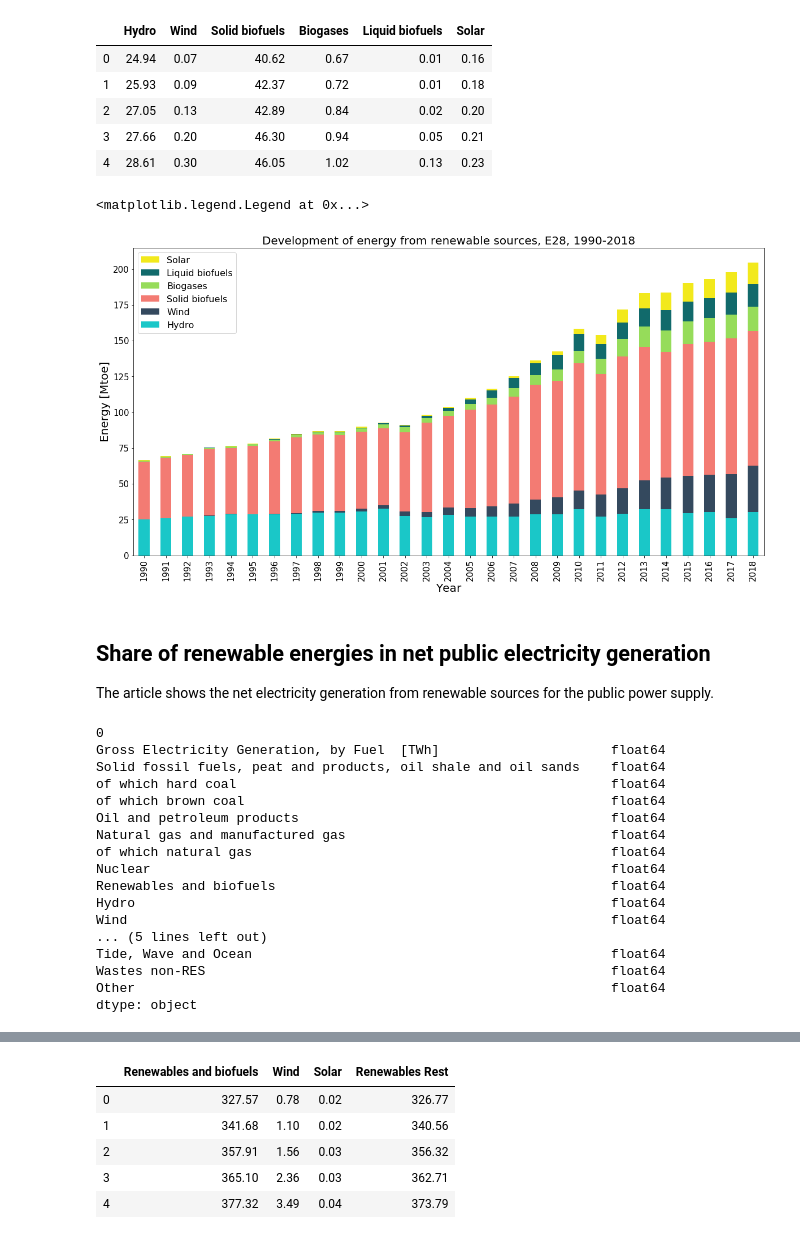
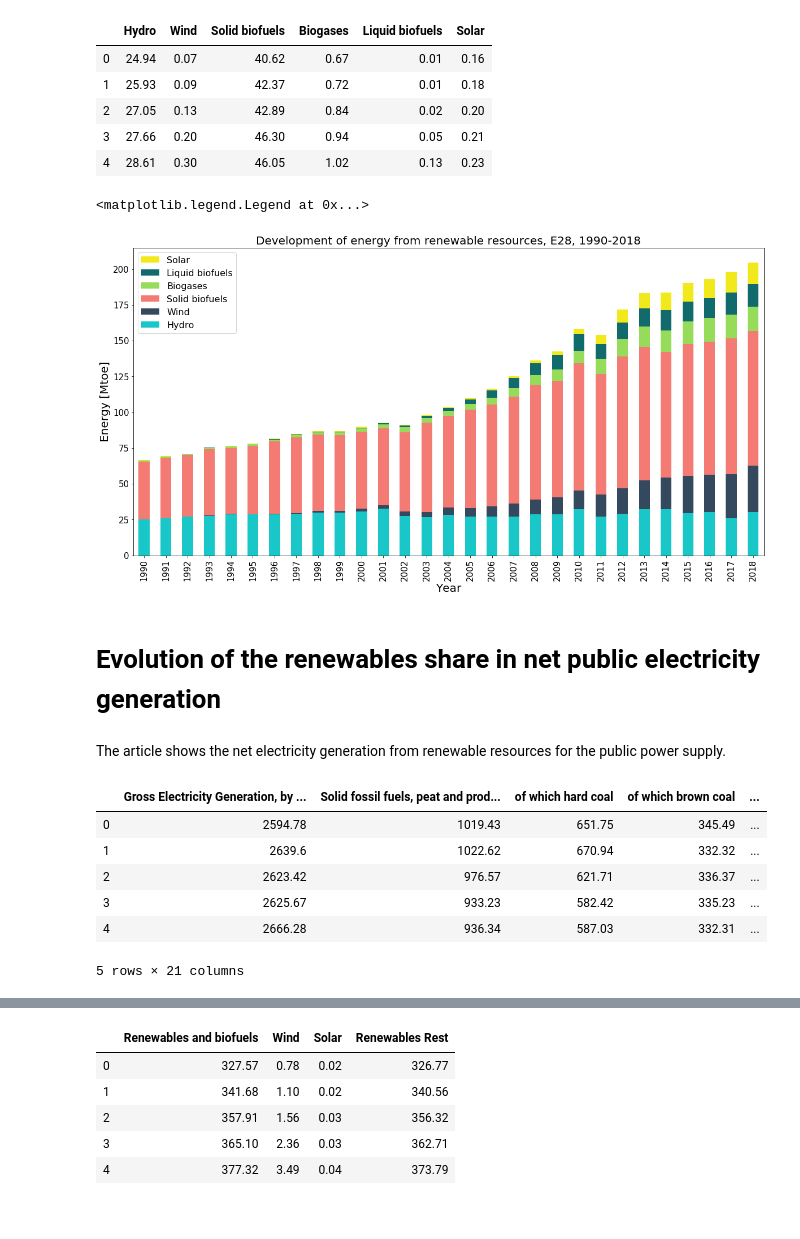
Before and after one commit to nlygar/renewable-energy-eu-statistics, a Jupyter notebook: renewable-energy-eu-statistics.ipynb, the cells around one changed output, grey strips where cells are left out. Saved outputs shown, nothing was run; the diff lists cells and outputs as text; code cells hidden in the pictures.

```diff
--- a/renewable-energy-eu-statistics.ipynb
+++ b/renewable-energy-eu-statistics.ipynb
@@ -75,9 +103,14 @@ df.head()
 # %%
-# Transforming the data frame
+# Transforming the data
 # Cleaning white spaces and renaming columns
 
+#Renaming Index
 df.rename(columns={'Unnamed: 2':'Year'}, inplace=True)  #renaming Index
 
+# Replacing white spaces with NaNs
+df=df.replace(r'^\s*$', np.nan, regex=True)
+
+#Transpose the table
 df = df.T
 df = df.reset_index(level=0)
 df.columns = df.iloc[0] # header
@@ -242,53 +313,41 @@ renewable_energy.head(5)
 # %%
 from matplotlib.colors import ListedColormap
 
 colors=["#1ac7c8", "#34495e", "#f37b73", "#96dc5a", "#116a6b", "#f2e91c"]
 
 sns.set_palette(colors)
 renewable_energy.index = df['Year']
 ax= renewable_energy.plot(kind='bar', stacked=True,
                           colormap=ListedColormap(sns.color_palette(colors)),
                           fontsize=15,
                           figsize=(20,10))
 
-ax.set_title('Development of energy from renewable sources, E28, 1990-2018',fontsize= 20) # title of plot
+ax.set_title('Development of energy from renewable resources, E28, 1990-2018',fontsize= 20) # title of plot
 ax.set_xlabel('Year',fontsize = 20) #xlabel
 ax.set_ylabel('Energy [Mtoe]', fontsize = 20)#ylabel
 
 
 # reverse the order
 handles, labels = ax.get_legend_handles_labels()
 ax.legend(handles[::-1], labels[::-1],loc='upper left',fontsize=16)
 # %% [output]
 <matplotlib.legend.Legend at 0x...>
-[figure, old version]
+[figure, new version]
 # %%
 #Text
+# %% [markdown]
+# Evolution of the renewables share in net public electricity generation<a class="anchor" id="evolutionrenewables"></a>
 # %% [markdown]
-## Share of renewable energies in net public electricity generation
-
-The article shows the net electricity generation from renewable sources for the public power supply.
+The article shows the net electricity generation from renewable resources for the public power supply.
 # %%
 # New DataFrame fro electricity production
-electricity_production=df.iloc[:,223:242]
-electricity_production.dtypes
-electricity_production=electricity_production.astype('float64')
-electricity_production.dtypes
+electricity_production=df.iloc[:,222:243]
+electricity_production.head()
 # %% [output]
+|  | Gross Electricity Generation, by ... | Solid fossil fuels, peat and prod... | of which hard coal | of which brown coal | ... |
+| 0 | 2594.78 | 1019.43 | 651.75 | 345.49 | ... |
+| 1 | 2639.6 | 1022.62 | 670.94 | 332.32 | ... |
+| 2 | 2623.42 | 976.57 | 621.71 | 336.37 | ... |
+| 3 | 2625.67 | 933.23 | 582.42 | 335.23 | ... |
+| 4 | 2666.28 | 936.34 | 587.03 | 332.31 | ... |
-0
-Gross Electricity Generation, by Fuel  [TWh]                      float64
-Solid fossil fuels, peat and products, oil shale and oil sands    float64
-of which hard coal                                                float64
-of which brown coal                                               float64
-Oil and petroleum products                                        float64
-Natural gas and manufactured gas                                  float64
-of which natural gas                                              float64
-Nuclear                                                           float64
-Renewables and biofuels                                           float64
-Hydro                                                             float64
-Wind                                                              float64
-... (5 lines left out)
-Tide, Wave and Ocean                                              float64
-Wastes non-RES                                                    float64
-Other                                                             float64
-dtype: object
+5 rows × 21 columns
```
Also changed, not shown: parts of 51 cells of this notebook, 1 other file.
